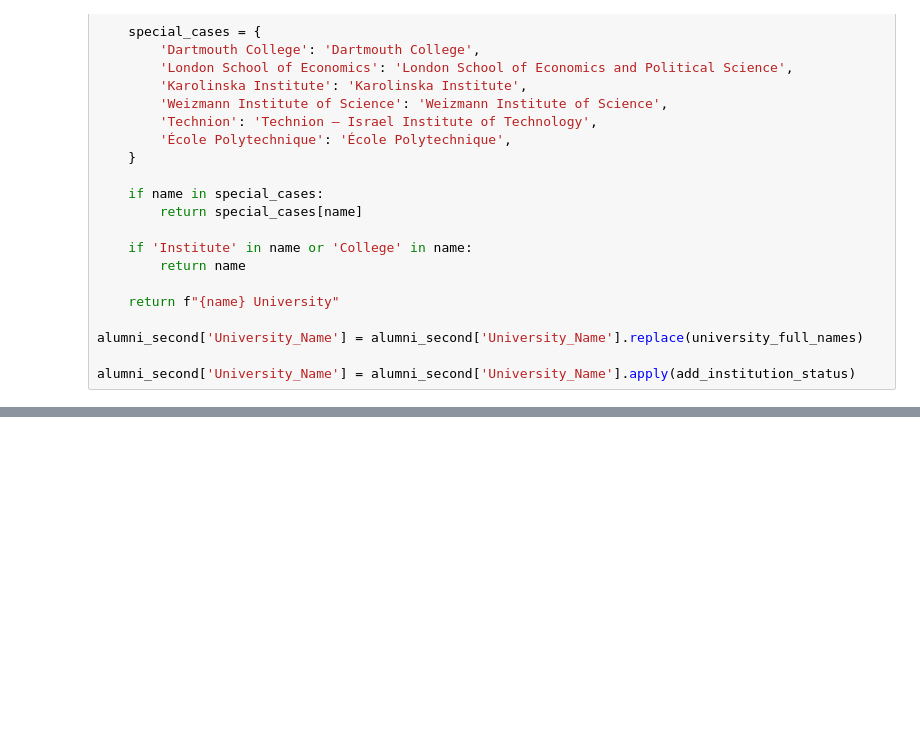
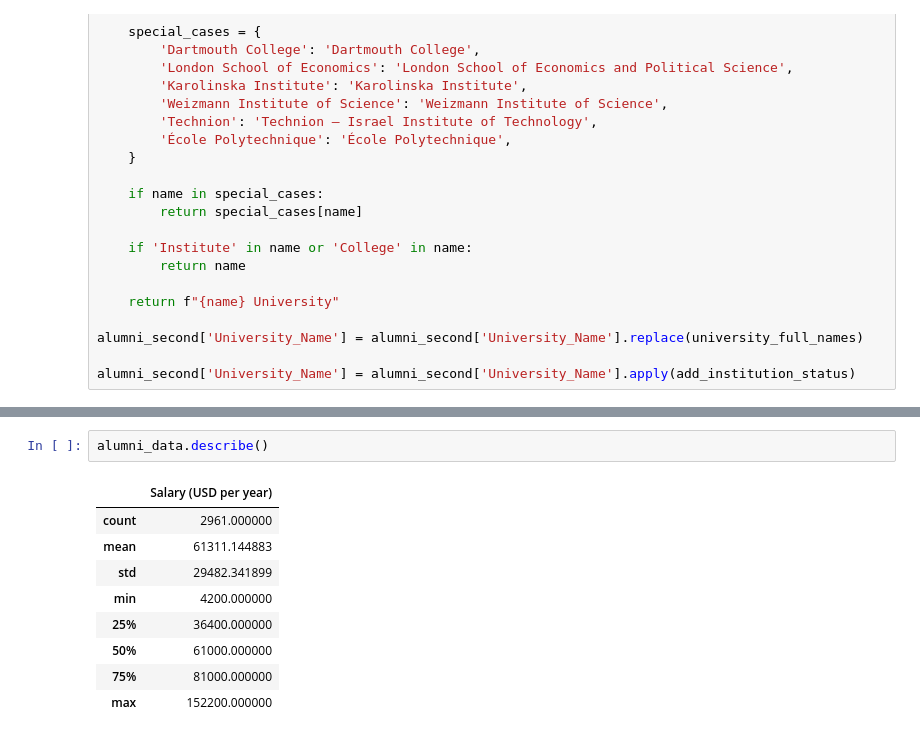
Before and after one commit to maxtheshock/PythonDS-Project, a Jupyter notebook: PythonNotebook.ipynb, the cells around one changed output, grey strips where cells are left out. Saved outputs shown, nothing was run; the diff lists cells and outputs as text; blank space fills up the shorter version.

```diff
--- a/PythonNotebook.ipynb
+++ b/PythonNotebook.ipynb
@@ -318,0 +363,12 @@ alumni_data
+# %%
+alumni_data.describe()
+# %% [output]
+|  | Salary (USD per year) |
+| count | 2961.000000 |
+| mean | 61311.144883 |
+| std | 29482.341899 |
+| min | 4200.000000 |
+| 25% | 36400.000000 |
+| 50% | 61000.000000 |
+| 75% | 81000.000000 |
+| max | 152200.000000 |
```
Also changed, not shown: parts of 6 cells of this notebook.
